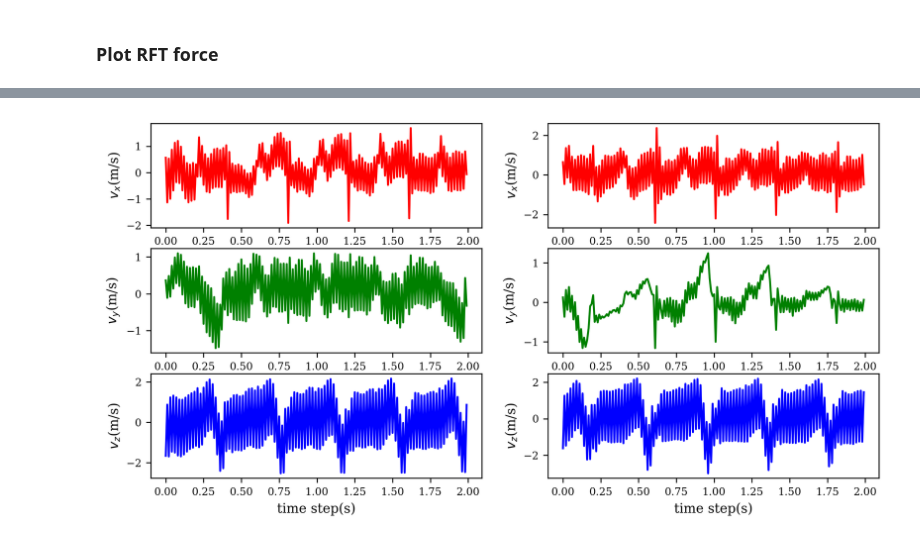
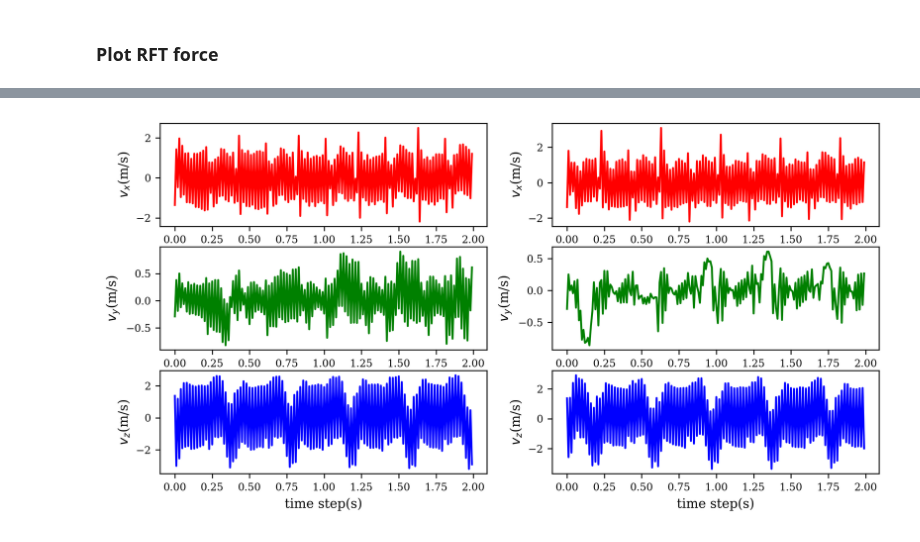
Before and after one commit to jnskkmhr/IsaacLab, a Jupyter notebook: scripts/biped_scripts/plot/plot_benchmark_rft.ipynb, the cells around one changed output, grey strips where cells are left out. Drawn from its saved outputs; the diff is of its cells as text; code cells hidden in the pictures.

```diff
--- a/scripts/biped_scripts/plot/plot_benchmark_rft.ipynb
+++ b/scripts/biped_scripts/plot/plot_benchmark_rft.ipynb
@@ -38,7 +38,7 @@ mpl.rcParams.update({
 ## process mpc data  ##
 #######################
 
-data_root = os.path.abspath("../../../../../logs/rsl_rl/ppo_rsl_rl_gru_soft/2025-01-31_16-54-04/logs/play_mpc")
+data_root = os.path.abspath("../../../logs/rsl_rl/ppo_rsl_rl_gru_soft/2025-01-31_16-54-04/logs/play_mpc/ema_0.97_v0.1")
 
 state_dir = os.path.join(data_root, "state")
 obs_dir = os.path.join(data_root, "obs")
@@ -379,41 +418,45 @@ for i in range(num_sample):
     left_vx = left_vel_x[i]
     left_vy = left_vel_y[i]
     left_vz = left_vel_z[i]
 
     right_vx = right_vel_x[i]
     right_vy = right_vel_y[i]
     right_vz = right_vel_z[i]
 
+    t_start = 0
     cut_off = 200
+    time_range = np.arange(t_start, t_start+cut_off)
+
     plt.subplot(3, 2, 1)
-    plt.plot(t[:cut_off], left_vx[:cut_off], label="vx", color="r")
+    plt.plot(t[time_range], left_vx[time_range], label="vx", color="r")
     plt.ylabel(r"$v_x$(m/s)")
 
     plt.subplot(3, 2, 2)
-    plt.plot(t[:cut_off], right_vx[:cut_off], label="vx", color="r")
+    plt.plot(t[time_range], right_vx[time_range], label="vx", color="r")
     plt.ylabel(r"$v_x$(m/s)")
 
     plt.subplot(3, 2, 3)
-    plt.plot(t[:cut_off], left_vy[:cut_off], label="vy", color="g")
+    plt.plot(t[time_range], left_vy[time_range], label="vy", color="g")
     plt.ylabel(r"$v_y$(m/s)")
 
     plt.subplot(3, 2, 4)
-    plt.plot(t[:cut_off], right_vy[:cut_off], label="vy", color="g")
+    plt.plot(t[time_range], right_vy[time_range], label="vy", color="g")
     plt.ylabel(r"$v_y$(m/s)")
 
     plt.subplot(3, 2, 5)
-    plt.plot(t[:cut_off], left_vz[:cut_off], label="vz", color="b")
+    plt.plot(t[time_range], left_vz[time_range], label="vz", color="b")
     plt.ylabel(r"$v_z$(m/s)")
     plt.xlabel("time step(s)")
 
     plt.subplot(3, 2, 6)
-    plt.plot(t[:cut_off], right_vz[:cut_off], label="vz", color="b")
+    plt.plot(t[time_range], right_vz[time_range], label="vz", color="b")
     plt.ylabel(r"$v_z$(m/s)")
     plt.xlabel("time step(s)")
-plt.savefig("foot_vel_profile.png")
+
+# plt.savefig("foot_vel_profile.png")
 plt.show()
 # %% [output]
-[figure, old version]
+[figure, new version]
 # %%
 # left_vel = foot_vel[:, :, :4, :].mean(axis=2)
 # right_vel = foot_vel[:, :, 4:, :].mean(axis=2)
```
Also changed, not shown: parts of 4 cells of this notebook, 8 other files.
